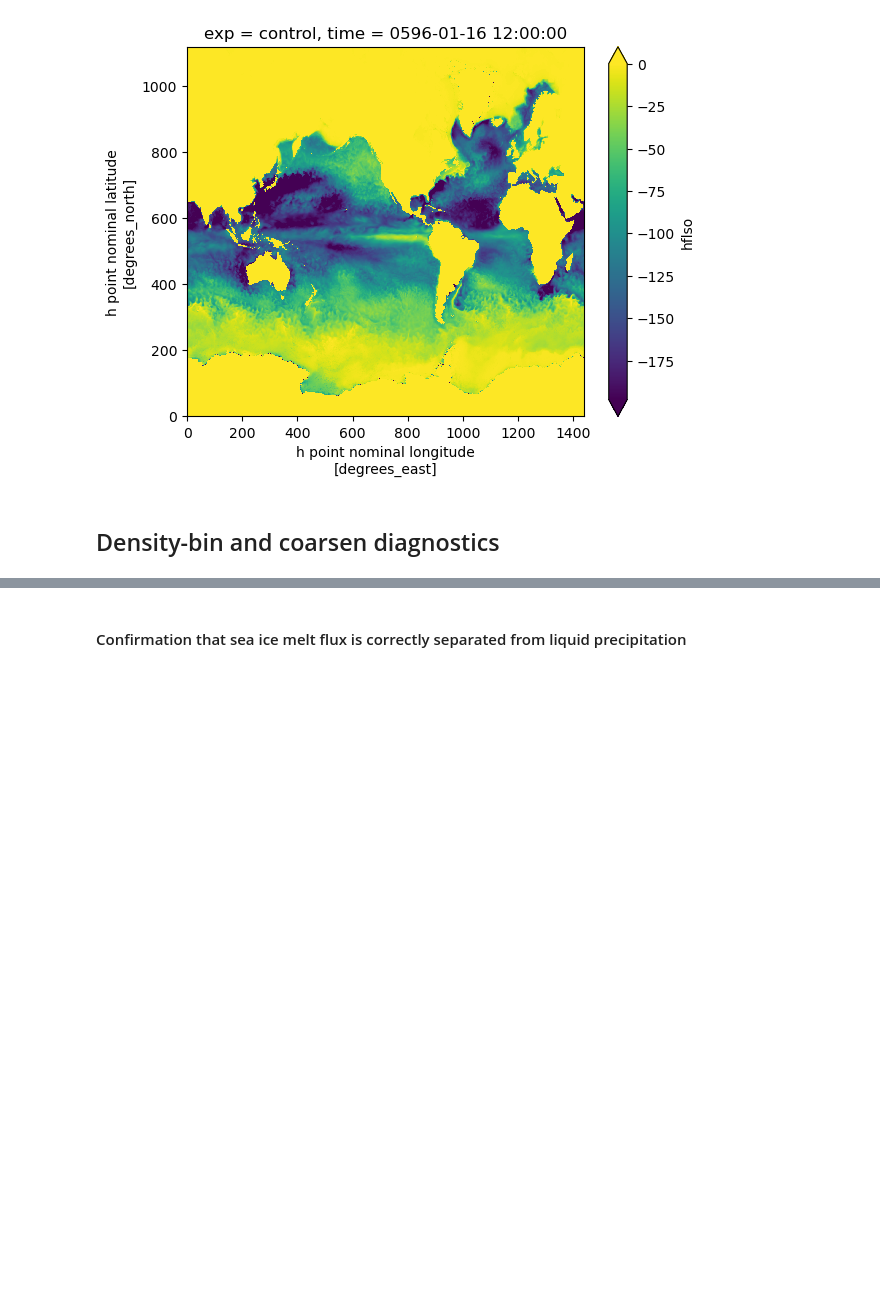
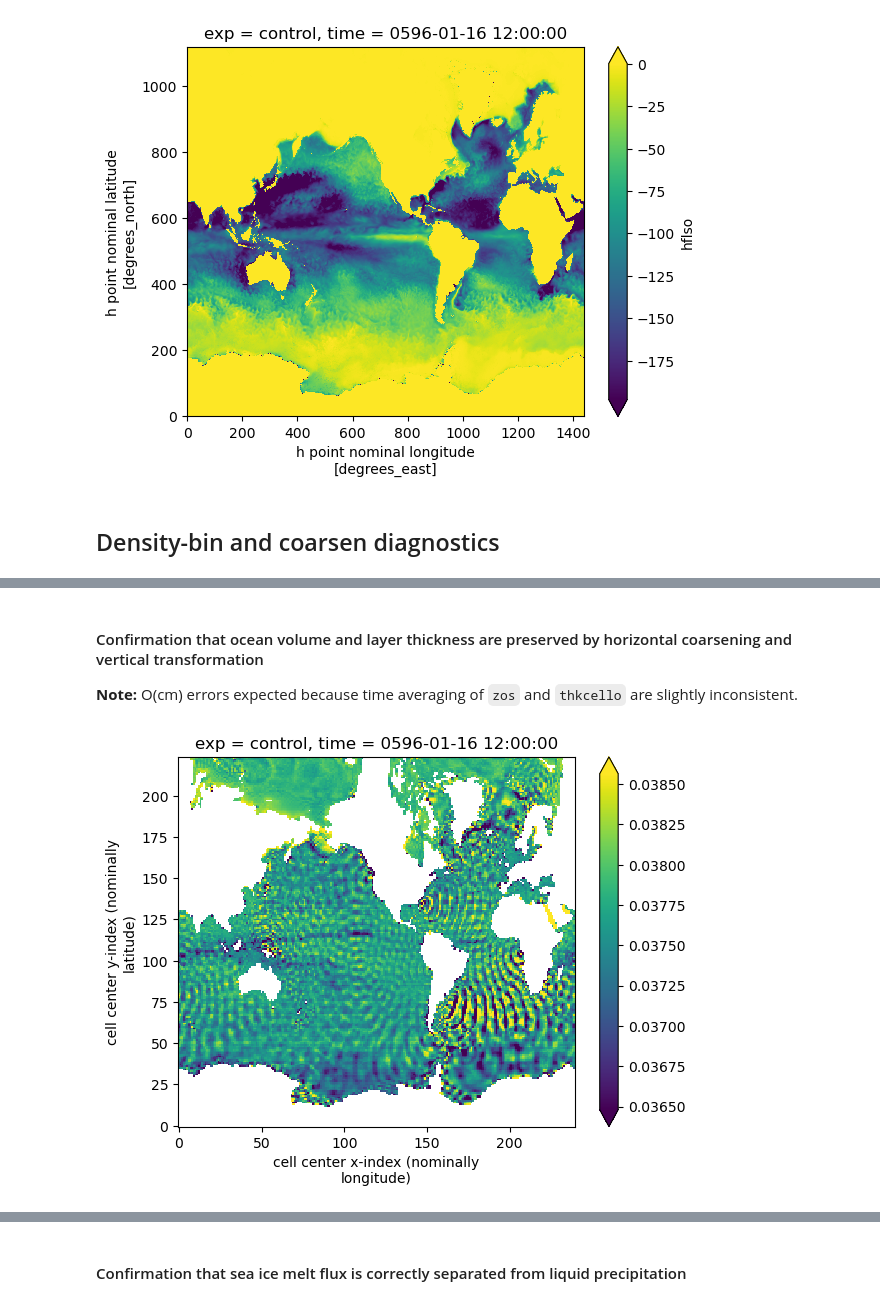
Before and after one commit to hdrake/CM4Xutils, a Jupyter notebook: examples/coarsen_budget_diags.ipynb, the cells around one changed output, grey strips where cells are left out. Drawn from its saved outputs; the diff is of its cells as text; code cells hidden in the pictures; blank space fills up the shorter version.

```diff
--- a/examples/coarsen_budget_diags.ipynb
+++ b/examples/coarsen_budget_diags.ipynb
@@ -101,3 +100,13 @@ Coordinates: (12/28)
     model:               CM4Xp125
     description:         The CM4Xp125 experimental design following Griffies ...
     provenance:          Diagnostics have been conservatively remapped into m...
+# %% [markdown]
+#### Confirmation that ocean volume and layer thickness are preserved by horizontal coarsening and vertical transformation
+
+**Note:** O(cm) errors expected because time averaging of `zos` and `thkcello` are slightly inconsistent.
+# %%
+h_diff = ds['zos'] + ds['deptho']
+h_sum = ds['thkcello'].sum("sigma2_l")
+(h_diff - h_sum).isel(exp=0, time=0).plot(robust=True);
+# %% [output]
+[figure, added]
```
Also changed, not shown: parts of 6 cells of this notebook, 9 other files.
